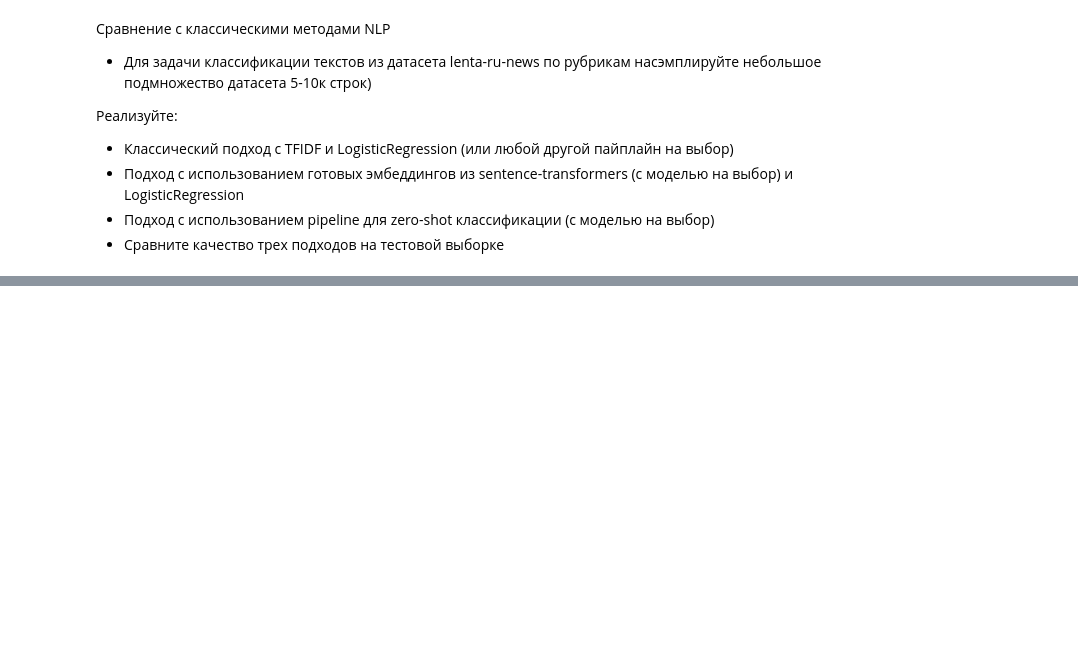
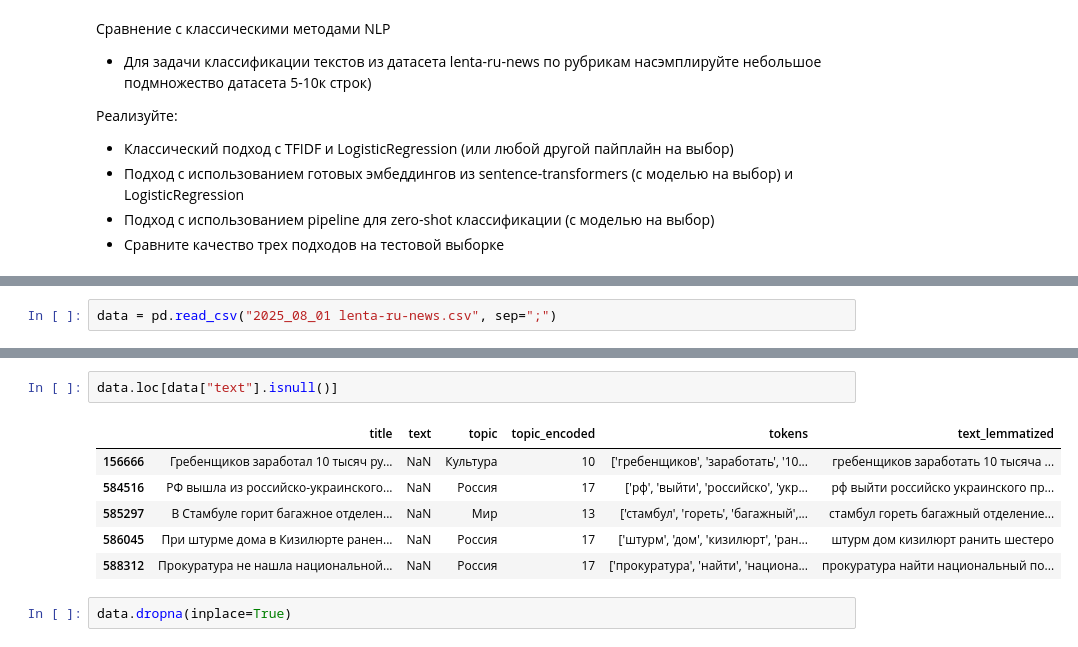
Before and after one commit to VitalyGladyshev/LLM-engineering, a Jupyter notebook: LLM_GLVV_HW02.ipynb, the cells around one changed output, grey strips where cells are left out. Saved outputs shown, nothing was run; the diff lists cells and outputs as text; blank space fills up the shorter version.

```diff
--- a/LLM_GLVV_HW02.ipynb
+++ b/LLM_GLVV_HW02.ipynb
@@ -840,0 +843,2 @@ plt.show()
+# %%
+data = pd.read_csv("2025_08_01 lenta-ru-news.csv", sep=";")
@@ -840,0 +901,11 @@ plt.show()
+# %%
+data.loc[data["text"].isnull()]
+# %% [output]
+|  | title | text | topic | topic_encoded | tokens | text_lemmatized |
+| 156666 | Гребенщиков заработал 10 тысяч ру... | NaN | Культура | 10 | ['гребенщиков', 'заработать', '10... | гребенщиков заработать 10 тысяча ... |
+| 584516 | РФ вышла из российско-украинского... | NaN | Россия | 17 | ['рф', 'выйти', 'российско', 'укр... | рф выйти российско украинского пр... |
+| 585297 | В Стамбуле горит багажное отделен... | NaN | Мир | 13 | ['стамбул', 'гореть', 'багажный',... | стамбул гореть багажный отделение... |
+| 586045 | При штурме дома в Кизилюрте ранен... | NaN | Россия | 17 | ['штурм', 'дом', 'кизилюрт', 'ран... | штурм дом кизилюрт ранить шестеро |
+| 588312 | Прокуратура не нашла национальной... | NaN | Россия | 17 | ['прокуратура', 'найти', 'национа... | прокуратура найти национальный по... |
+# %%
+data.dropna(inplace=True)
```
Also changed, not shown: parts of 49 cells of this notebook.
